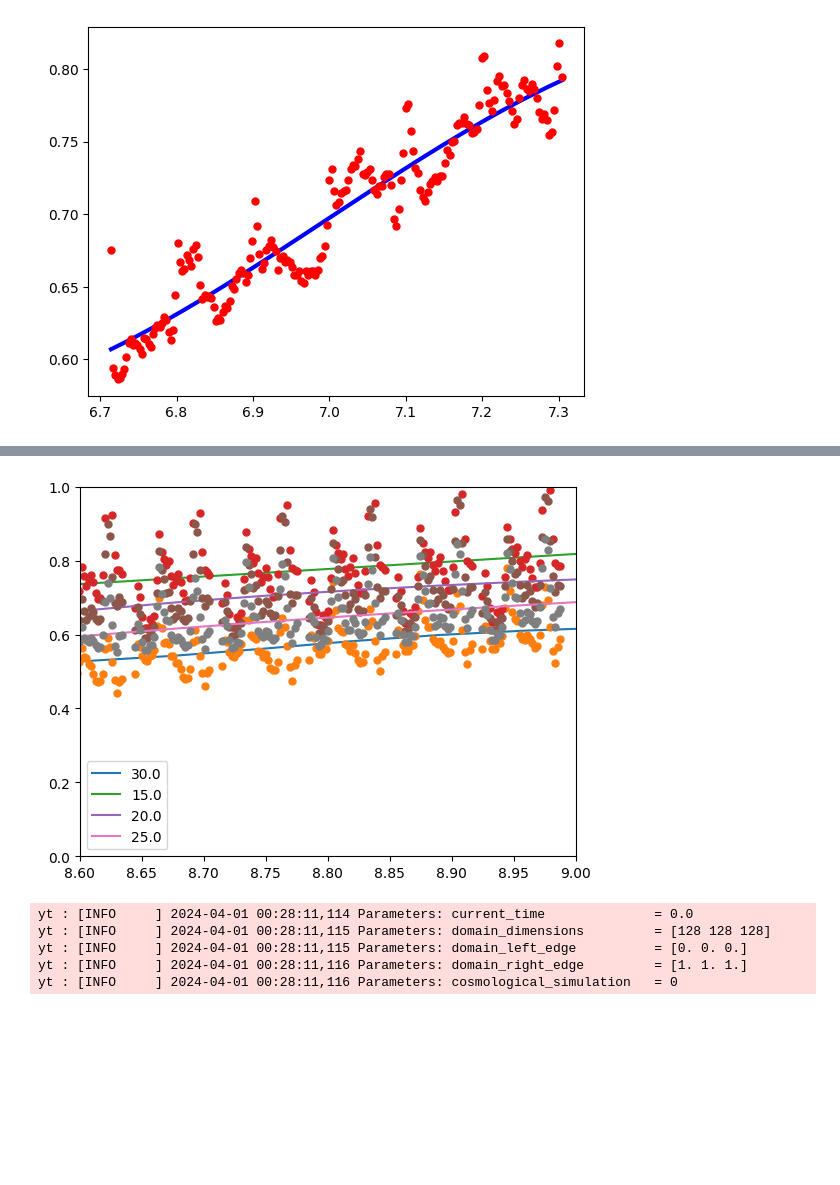
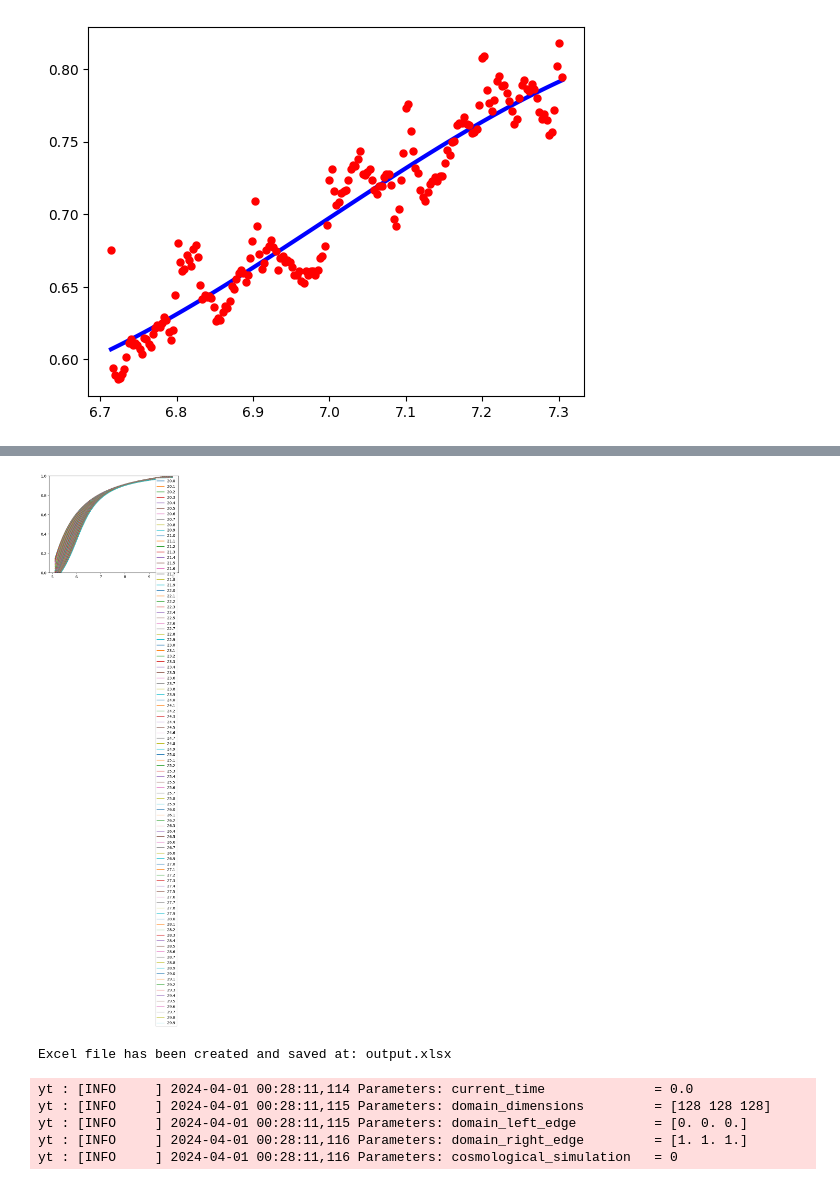
Before and after one commit to ashwin-r-k/FrontEnd_cosmo, a Jupyter notebook: notbook.ipynb, the cells around one changed output, grey strips where cells are left out. Cells and saved outputs as stored; diff of their text form; code cells hidden in the pictures; blank space fills up the shorter version.

```diff
--- a/notbook.ipynb
+++ b/notbook.ipynb
@@ -26,6 +26,15 @@ import pandas as pd
 import glob
 import os
 from values import *
+# Importing modules and classes
+import numpy as np
+import matplotlib.pyplot as plt
+from scipy.optimize import curve_fit
+
+
+# Defining parametrized arctangent function
+def f(x, k, w, x0, y0):
+    return k * np.arctan(w*(x-x0)) + y0
 # %%
 df = pd.read_csv("/media/ashwin/Storage/Downloads/h/additional codes/lightcone/z_xHI_7.7055", sep=" ", header=None,
                  names=["z","xHI"])
@@ -87,7 +144,7 @@ for i in range(len(nion)):
     spl = UnivariateSpline(z,xH,k=2)
     xs = np.linspace(min(z), max(z), 100)
     plt.plot(xs, spl(xs), lw=3, label=nion[i] )
-    plt.plot(z, xH, 'o', ms=5)
+    #plt.plot(z, xH, 'o', ms=5)
     plt.legend()
 plt.show()
 # %% [output]
@@ -95,37 +152,51 @@ plt.show()
 # %%
+data = []
+
+
 for i in range(len(nion)):
     df = pd.read_csv(files[i], sep="\t", header=None,
                  names=["z", "xHI"])
     z=np.array(df["z"],float)
     xH=np.array(df["xHI"],float)
     xdata=z
     ydata=xH
 
         # Estimating initial parameter values
     p0 = [1, 1]
     p0.append(0.5*(max(xdata)+min(xdata)))
     p0.append(0.5*(max(ydata)+min(ydata)))
     # Fitting data
     output = curve_fit(f, xdata, ydata, p0=p0, full_output=True,maxfev = 5000)
     # Extracting relevant information from output
     copt = output[0]
+    data.append({'k': copt[0], 'w': copt[1], 'x0': copt[2], 'y0': copt[3],'nion': nion[i]})
     res = output[2]['fvec']
     numeval = output[2]['nfev']
     msg = output[3]
 
     # Plotting data and fitted function
-    xi = np.linspace(5, 12, 100)
+    xi = np.linspace(min(z), max(z), 100)
     yi = f(xi, *copt)
 
     plt.plot(xi,yi,label=nion[i])
     plt.ylim([0,1])
-    plt.xlim([8.6,9])
+    #plt.xlim([8.6,9])
+    #plt.plot(z, xH, 'o', ms=5)
 
-    plt.plot(z, xH, 'o', ms=5)
+
     plt.legend()
 plt.show()
+
+df = pd.DataFrame(data)
+
+# Save the DataFrame to an Excel file
+excel_file_path = 'output.xlsx'
+#df.to_excel(excel_file_path, index=False)
+
+print("Excel file has been created and saved at:", excel_file_path)
 # %% [output]
-[figure, old version]
+[figure, new version]
+Excel file has been created and saved at: output.xlsx
 # %%
 import yt
 import numpy as np
```
Also changed, not shown: parts of 17 cells of this notebook, 17 other files.
